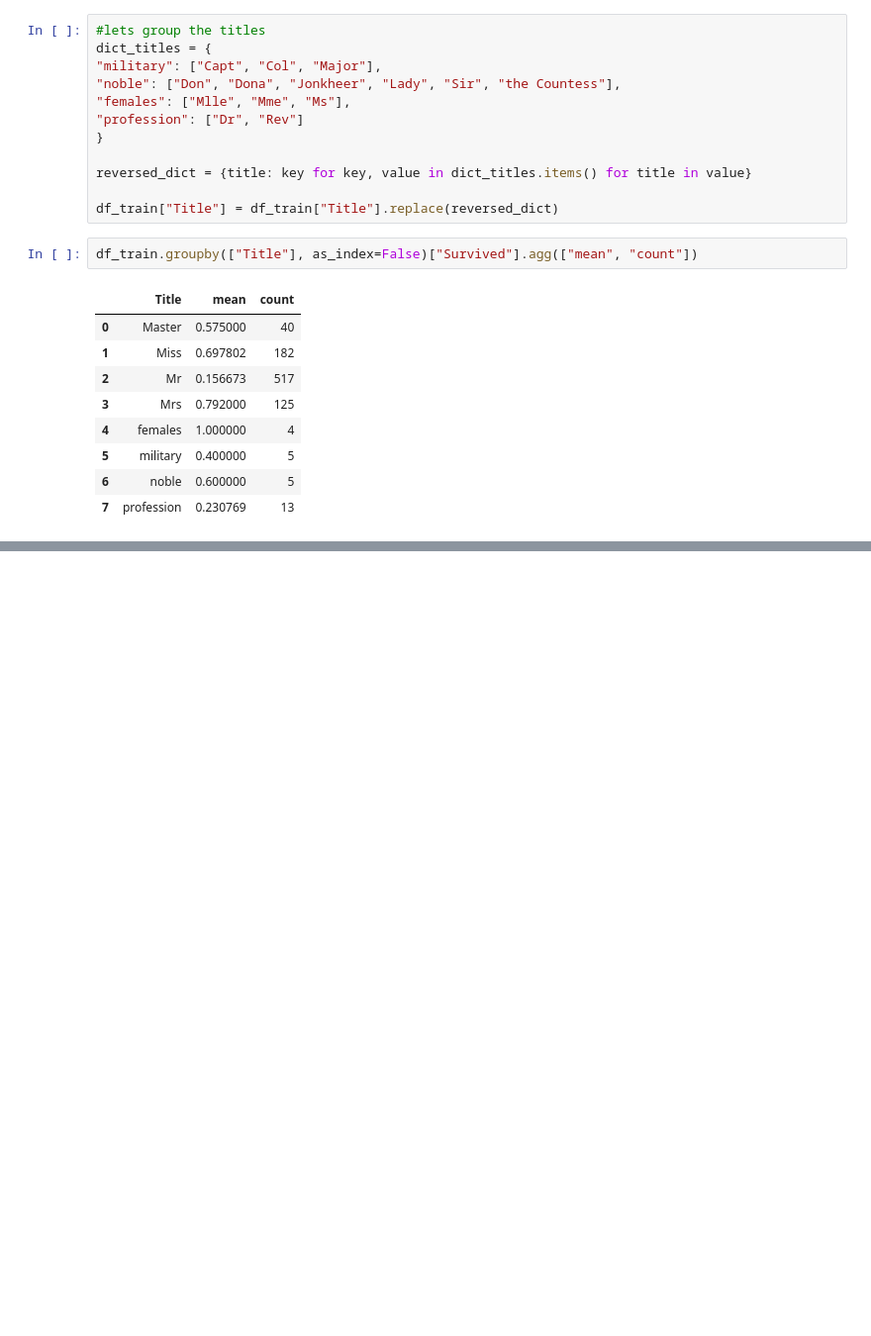
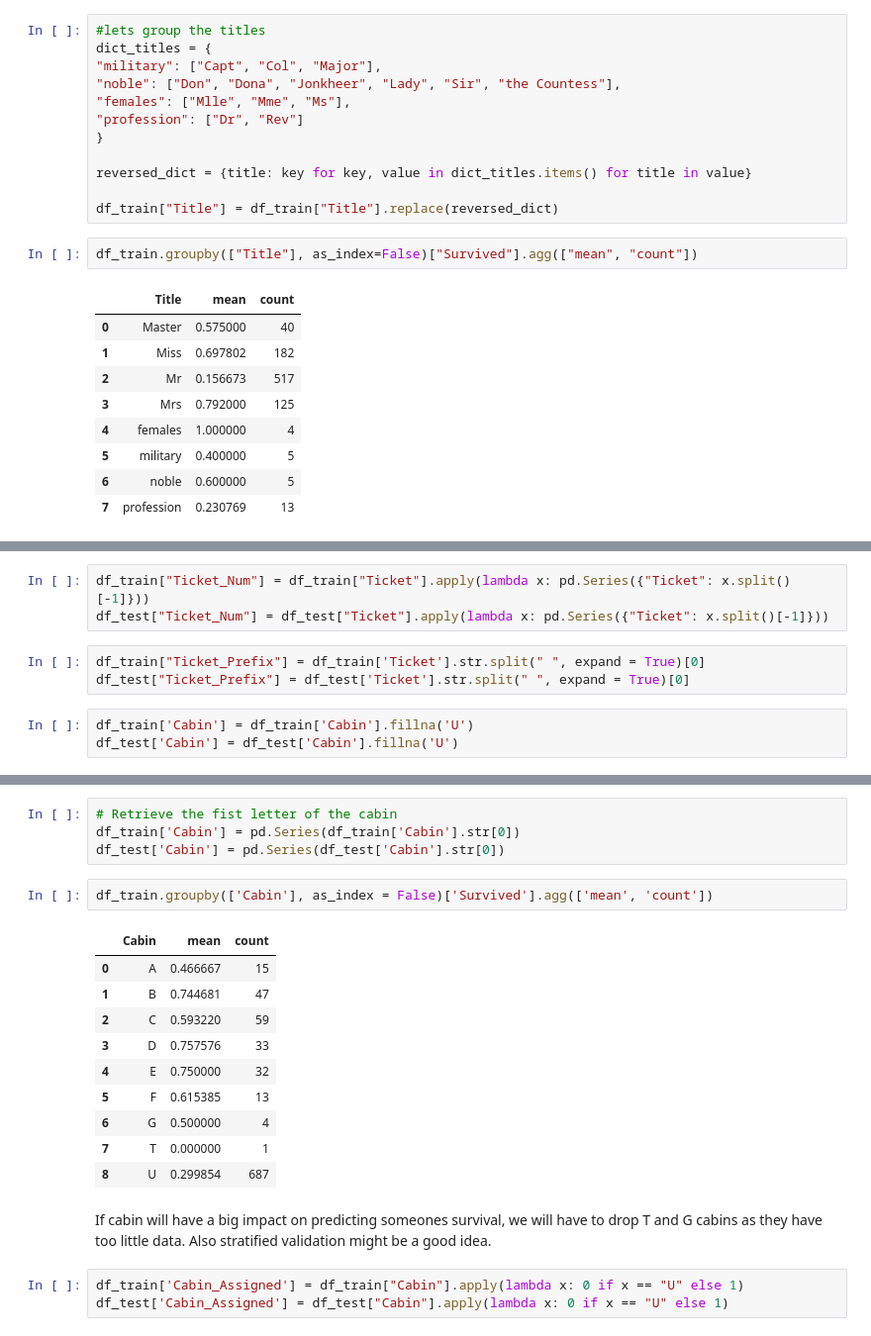
Before and after one commit to OjmJakon/titanic-survival-prediction, a Jupyter notebook: main.ipynb, the cells around one changed output, grey strips where cells are left out. Shown: that part at 99% size. Saved outputs shown, nothing was run; the diff lists cells and outputs as text; blank space fills up the shorter version.

```diff
--- a/main.ipynb
+++ b/main.ipynb
@@ -211,0 +276,9 @@ df_train.groupby(["Title"], as_index=False)["Survived"].agg(["mean", "count"])
+# %%
+df_train["Ticket_Num"] = df_train["Ticket"].apply(lambda x: pd.Series({"Ticket": x.split()[-1]}))
+df_test["Ticket_Num"] = df_test["Ticket"].apply(lambda x: pd.Series({"Ticket": x.split()[-1]}))
+# %%
+df_train["Ticket_Prefix"] = df_train['Ticket'].str.split(" ", expand = True)[0]
+df_test["Ticket_Prefix"] = df_test['Ticket'].str.split(" ", expand = True)[0]
+# %%
+df_train['Cabin'] = df_train['Cabin'].fillna('U')
+df_test['Cabin'] = df_test['Cabin'].fillna('U')
@@ -211,0 +300,22 @@ df_train.groupby(["Title"], as_index=False)["Survived"].agg(["mean", "count"])
+# %%
+# Retrieve the fist letter of the cabin
+df_train['Cabin'] = pd.Series(df_train['Cabin'].str[0])
+df_test['Cabin'] = pd.Series(df_test['Cabin'].str[0])
+# %%
+df_train.groupby(['Cabin'], as_index = False)['Survived'].agg(['mean', 'count'])
+# %% [output]
+|  | Cabin | mean | count |
+| 0 | A | 0.466667 | 15 |
+| 1 | B | 0.744681 | 47 |
+| 2 | C | 0.593220 | 59 |
+| 3 | D | 0.757576 | 33 |
+| 4 | E | 0.750000 | 32 |
+| 5 | F | 0.615385 | 13 |
+| 6 | G | 0.500000 | 4 |
+| 7 | T | 0.000000 | 1 |
+| 8 | U | 0.299854 | 687 |
+# %% [markdown]
+If cabin will have a big impact on predicting someones survival, we will have to drop T and G cabins as they have too little data. Also stratified validation might be a good idea.
+# %%
+df_train['Cabin_Assigned'] = df_train["Cabin"].apply(lambda x: 0 if x == "U" else 1)
+df_test['Cabin_Assigned'] = df_test["Cabin"].apply(lambda x: 0 if x == "U" else 1)
```
Also changed, not shown: parts of 10 cells of this notebook.
